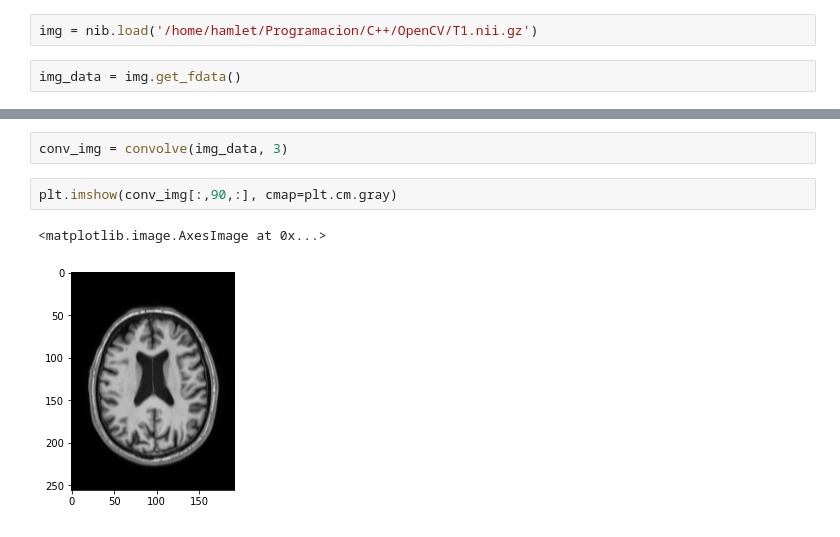
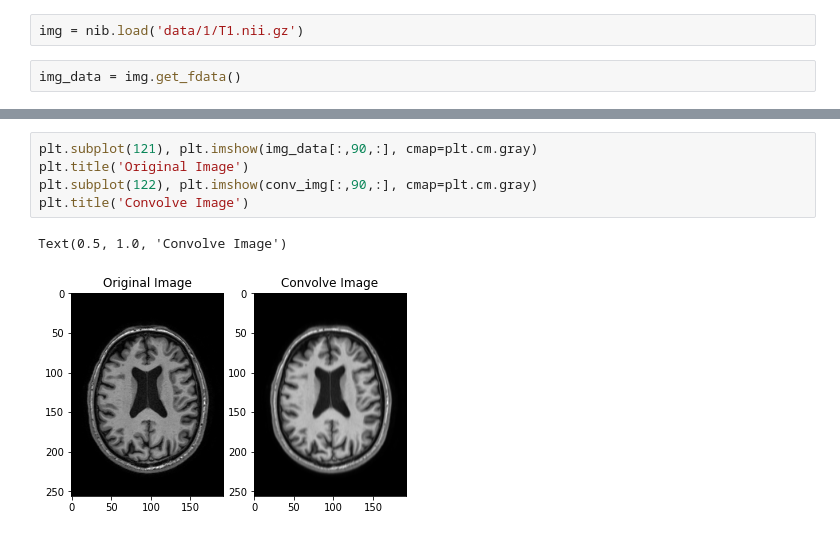
Before and after one commit to AlexVonEinzbern/NeuroImaging_preprocessing, a Jupyter notebook: Tutorials.ipynb, the cells around one changed output, grey strips where cells are left out. Saved outputs shown, nothing was run; the diff lists cells and outputs as text.

```diff
--- a/Tutorials.ipynb
+++ b/Tutorials.ipynb
@@ -4,7 +4,7 @@ from neuron.filters.convolve import convolve
 import nibabel as nib
 from matplotlib import pyplot as plt
 # %%
-img = nib.load('/home/hamlet/Programacion/C++/OpenCV/T1.nii.gz')
+img = nib.load('data/1/T1.nii.gz')
 # %%
 img_data = img.get_fdata()
 # %%
@@ -15,7 +12,8 @@ plt.imshow(img_data[:,90,:], cmap=plt.cm.gray)
-# %%
-conv_img = convolve(img_data, 3)
 # %%
-plt.imshow(conv_img[:,90,:], cmap=plt.cm.gray)
+plt.subplot(121), plt.imshow(img_data[:,90,:], cmap=plt.cm.gray)
+plt.title('Original Image')
+plt.subplot(122), plt.imshow(conv_img[:,90,:], cmap=plt.cm.gray)
+plt.title('Convolve Image')
 # %% [output]
-<matplotlib.image.AxesImage at 0x...>
+Text(0.5, 1.0, 'Convolve Image')
-[figure, old version]
+[figure, new version]
```
Also changed, not shown: parts of 1 cell of this notebook.
